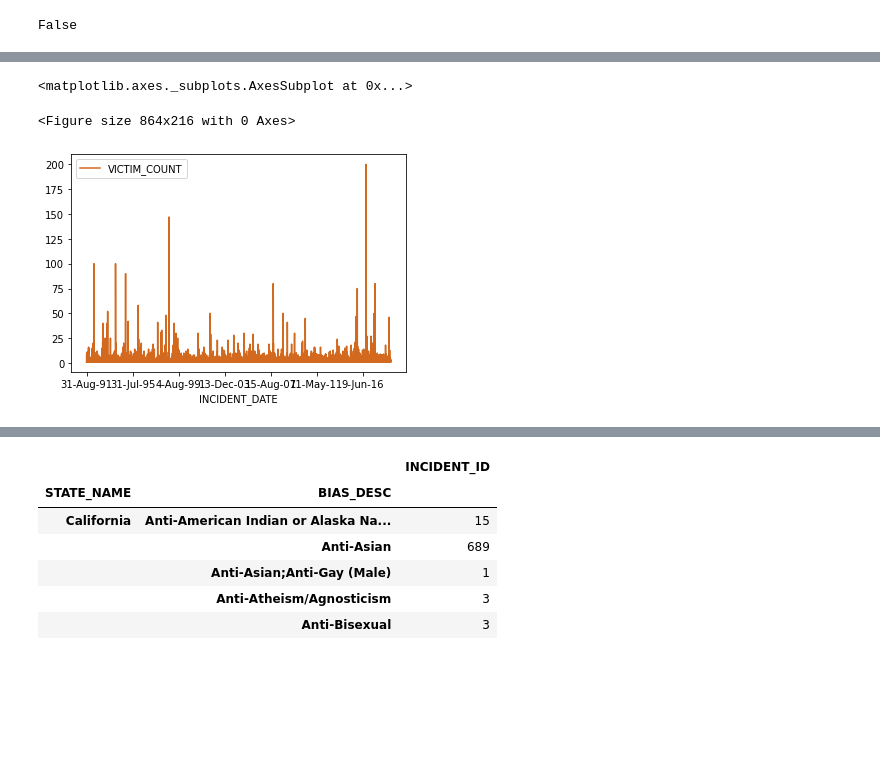
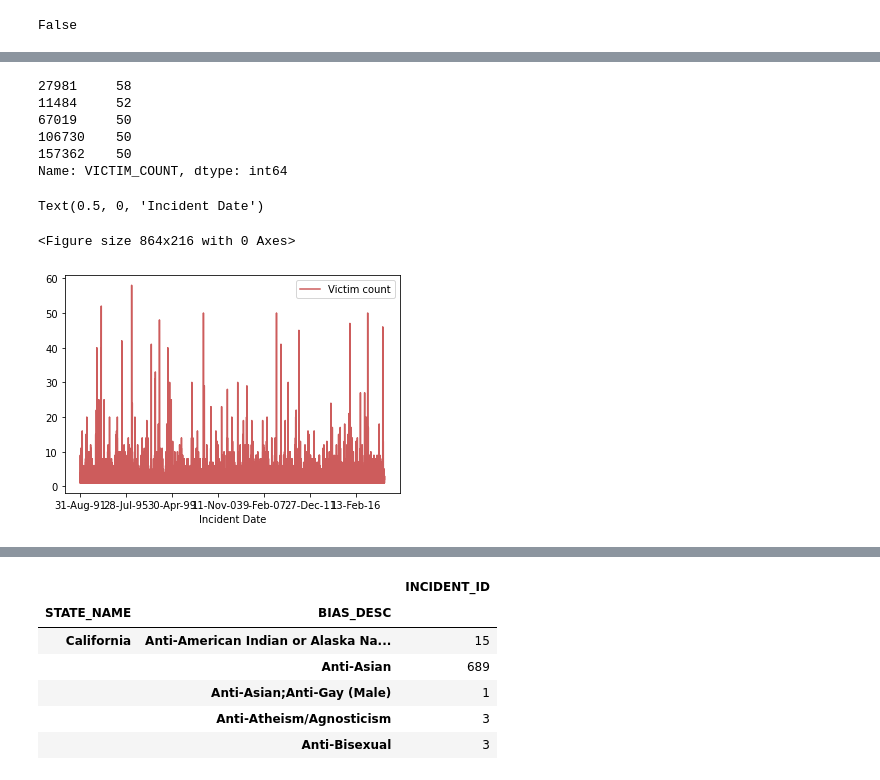
Before and after one commit to nora-23/Python_project_hate_crime, a Jupyter notebook: Hate_Crime_Nora_Grigoryan.ipynb, the cells around one changed output, grey strips where cells are left out. Cells and saved outputs as stored; diff of their text form; code cells hidden in the pictures; blank space fills up the shorter version.

```diff
--- a/Hate_Crime_Nora_Grigoryan.ipynb
+++ b/Hate_Crime_Nora_Grigoryan.ipynb
@@ -170,0 +222,2 @@ False
+# %%
+data_new.drop([152115,44787,4031,15758,21217,101504,158019,147178],inplace = True)
@@ -171,7 +233,17 @@ False
+# %%
+data_new['VICTIM_COUNT'].nlargest(5)
+# %% [output]
+27981     58
+11484     52
+67019     50
+106730    50
+157362    50
+Name: VICTIM_COUNT, dtype: int64
 # %%
 plt.figure(figsize=(12,3))
-data_new.plot(x = 'INCIDENT_DATE', y = 'VICTIM_COUNT',color='chocolate')
+data_new.plot(x = 'INCIDENT_DATE', y = 'VICTIM_COUNT',color = 'indianred',label ='Victim count')
+plt.xlabel('Incident Date')
 # %% [output]
-<matplotlib.axes._subplots.AxesSubplot at 0x...>
+Text(0.5, 0, 'Incident Date')
 <Figure size 864x216 with 0 Axes>
-[figure, old version]
+[figure, new version]
```
Also changed, not shown: parts of 67 cells of this notebook.
